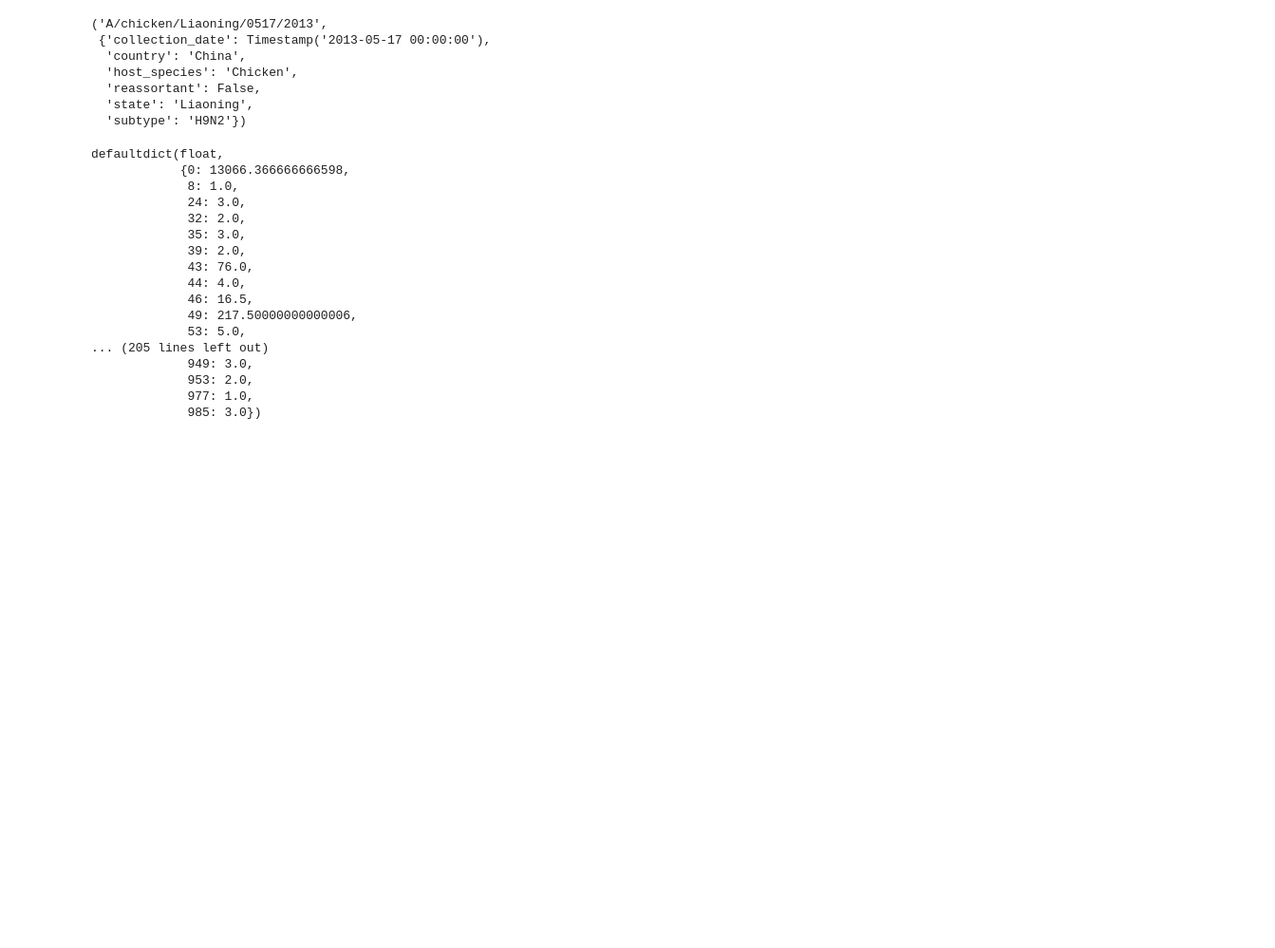
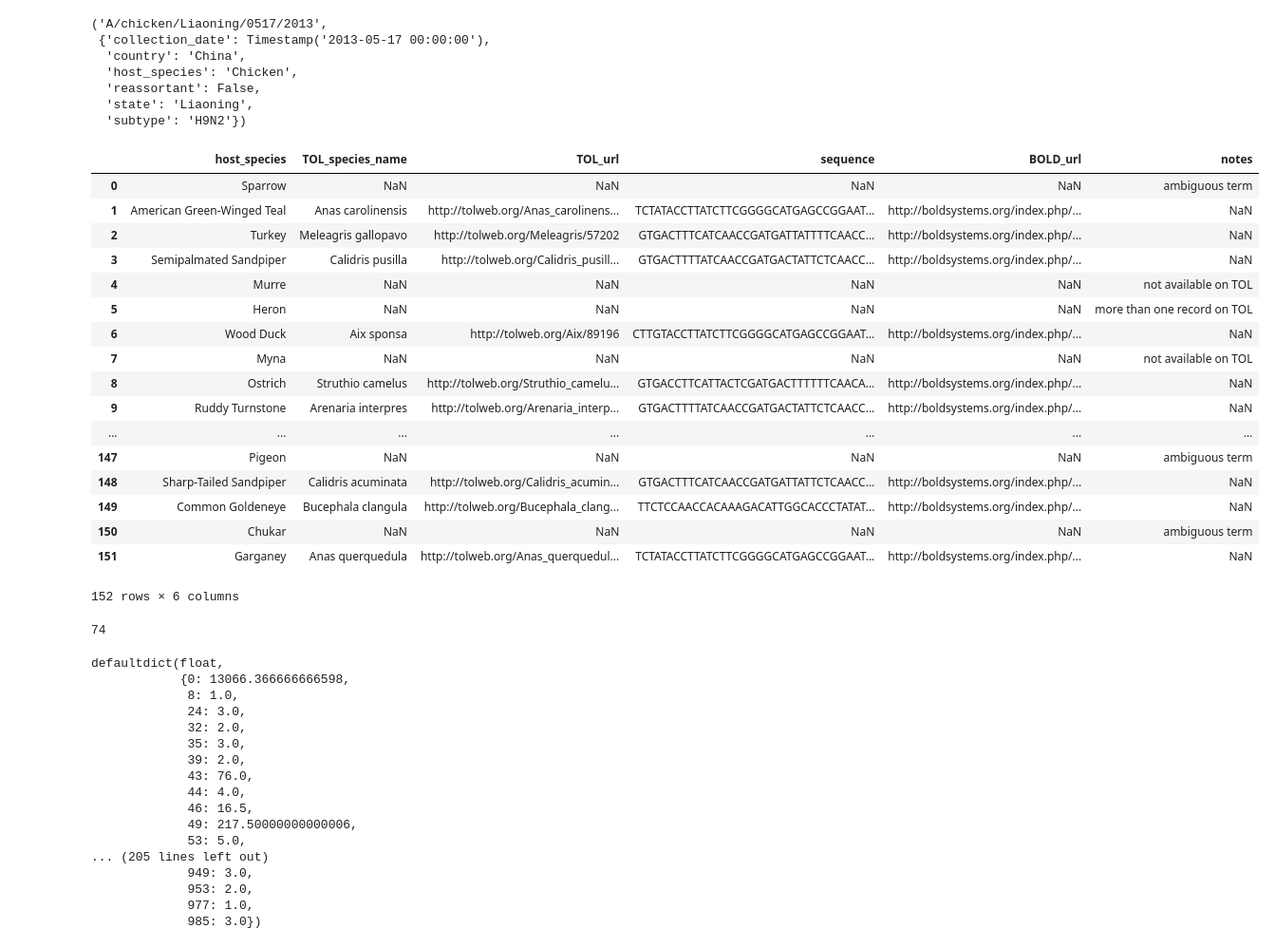
Before and after one commit to ericmjl/influenza-global-reassortment, a Jupyter notebook: Make Figure - host COI distance.ipynb, the cells around one changed output. Shown: that part at 95% size. Cells and saved outputs as stored; diff of their text form; code cells hidden in the pictures; blank space fills up the shorter version.

Commit message:
added host_coi_unaligned

```diff
--- a/Make Figure - host COI distance.ipynb
+++ b/Make Figure - host COI distance.ipynb
@@ -32,3 +34,38 @@ pd.Series(host_species).to_csv('host_species.csv')
+# %%
+# Get all of the host species with TOL and BOLD links
+hosts_with_coi = pd.read_csv('host_species.csv', index_col=0)
+hosts_with_coi
+# %% [output]
+|  | host_species | TOL_species_name | TOL_url | sequence | BOLD_url | notes |
+| 0 | Sparrow | NaN | NaN | NaN | NaN | ambiguous term |
+| 1 | American Green-Winged Teal | Anas carolinensis | http://tolweb.org/Anas_carolinens... | TCTATACCTTATCTTCGGGGCATGAGCCGGAAT... | http://boldsystems.org/index.php/... | NaN |
+| 2 | Turkey | Meleagris gallopavo | http://tolweb.org/Meleagris/57202 | GTGACTTTCATCAACCGATGATTATTTTCAACC... | http://boldsystems.org/index.php/... | NaN |
+| 3 | Semipalmated Sandpiper | Calidris pusilla | http://tolweb.org/Calidris_pusill... | GTGACTTTTATCAACCGATGACTATTCTCAACC... | http://boldsystems.org/index.php/... | NaN |
+| 4 | Murre | NaN | NaN | NaN | NaN | not available on TOL |
+| 5 | Heron | NaN | NaN | NaN | NaN | more than one record on TOL |
+| 6 | Wood Duck | Aix sponsa | http://tolweb.org/Aix/89196 | CTTGTACCTTATCTTCGGGGCATGAGCCGGAAT... | http://boldsystems.org/index.php/... | NaN |
+| 7 | Myna | NaN | NaN | NaN | NaN | not available on TOL |
+| 8 | Ostrich | Struthio camelus | http://tolweb.org/Struthio_camelu... | GTGACCTTCATTACTCGATGACTTTTTTCAACA... | http://boldsystems.org/index.php/... | NaN |
+| 9 | Ruddy Turnstone | Arenaria interpres | http://tolweb.org/Arenaria_interp... | GTGACTTTTATCAACCGATGACTATTCTCAACC... | http://boldsystems.org/index.php/... | NaN |
+| ... | ... | ... | ... | ... | ... | ... |
+| 147 | Pigeon | NaN | NaN | NaN | NaN | ambiguous term |
+| 148 | Sharp-Tailed Sandpiper | Calidris acuminata | http://tolweb.org/Calidris_acumin... | GTGACTTTCATCAACCGATGATTATTCTCAACC... | http://boldsystems.org/index.php/... | NaN |
+| 149 | Common Goldeneye | Bucephala clangula | http://tolweb.org/Bucephala_clang... | TTCTCCAACCACAAAGACATTGGCACCCTATAT... | http://boldsystems.org/index.php/... | NaN |
+| 150 | Chukar | NaN | NaN | NaN | NaN | ambiguous term |
+| 151 | Garganey | Anas querquedula | http://tolweb.org/Anas_querquedul... | TCTATACCTTATCTTCGGGGCATGAGCCGGAAT... | http://boldsystems.org/index.php/... | NaN |
+152 rows × 6 columns
+# %%
+# Compile COI sequences into a FASTA file to do multiple sequence alignment.
+
+coi_sequences = []
+for r, d in hosts_with_coi.iterrows():
+    if not pd.isnull(d['sequence']):
+        seq = Seq(d['sequence'])
+        seqrecord = SeqRecord(seq, id='{0}.{1}'.format(d['host_species'].replace(' ', '_'), d['TOL_species_name'].replace(' ', '_')))
+        coi_sequences.append(seqrecord)
+SeqIO.write(coi_sequences, 'host_coi_unaligned.fasta', 'fasta')
+# %% [output]
+74
 # %%
 cois = pd.read_csv('hosts_with_classification-NH_EM_mods.csv', index_col='Index').dropna(subset=['Sequence'])
 cois_species = dict(zip(cois['Species'], cois['Sequence']))
```
Also changed, not shown: parts of 2 cells of this notebook, 1 other file.
